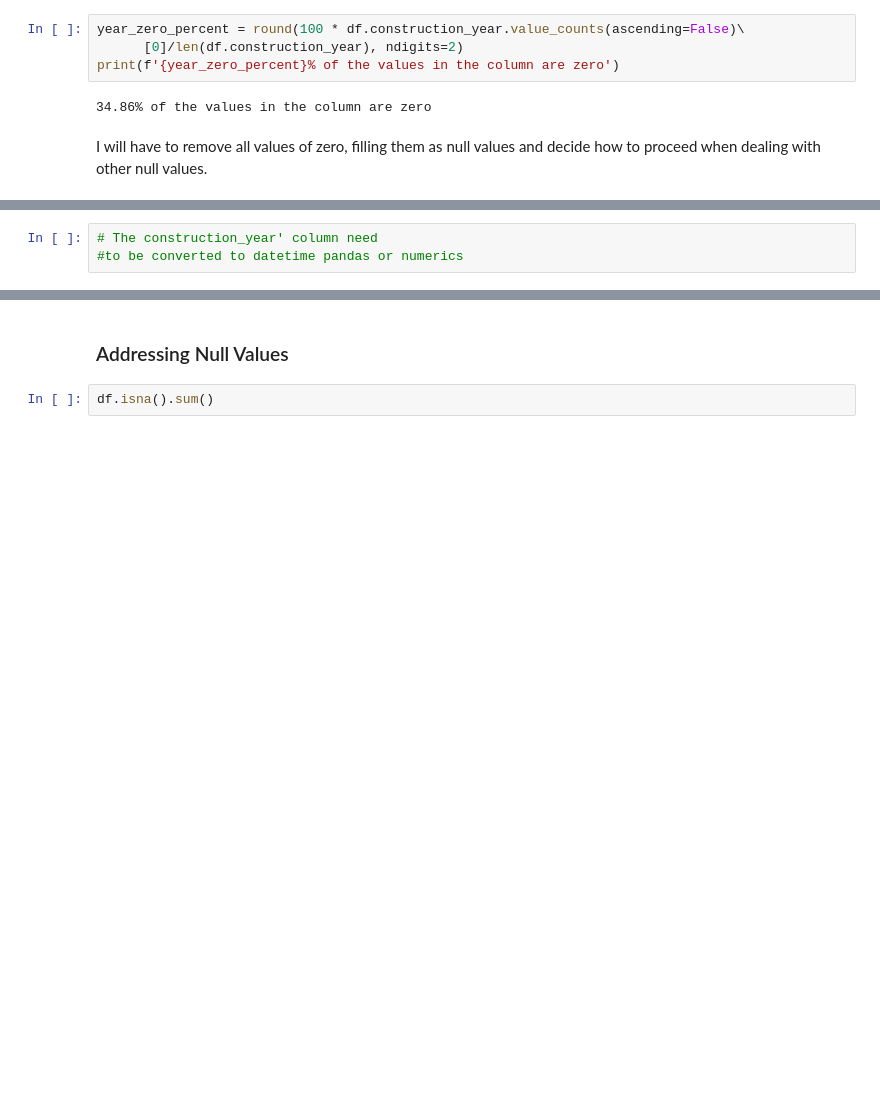
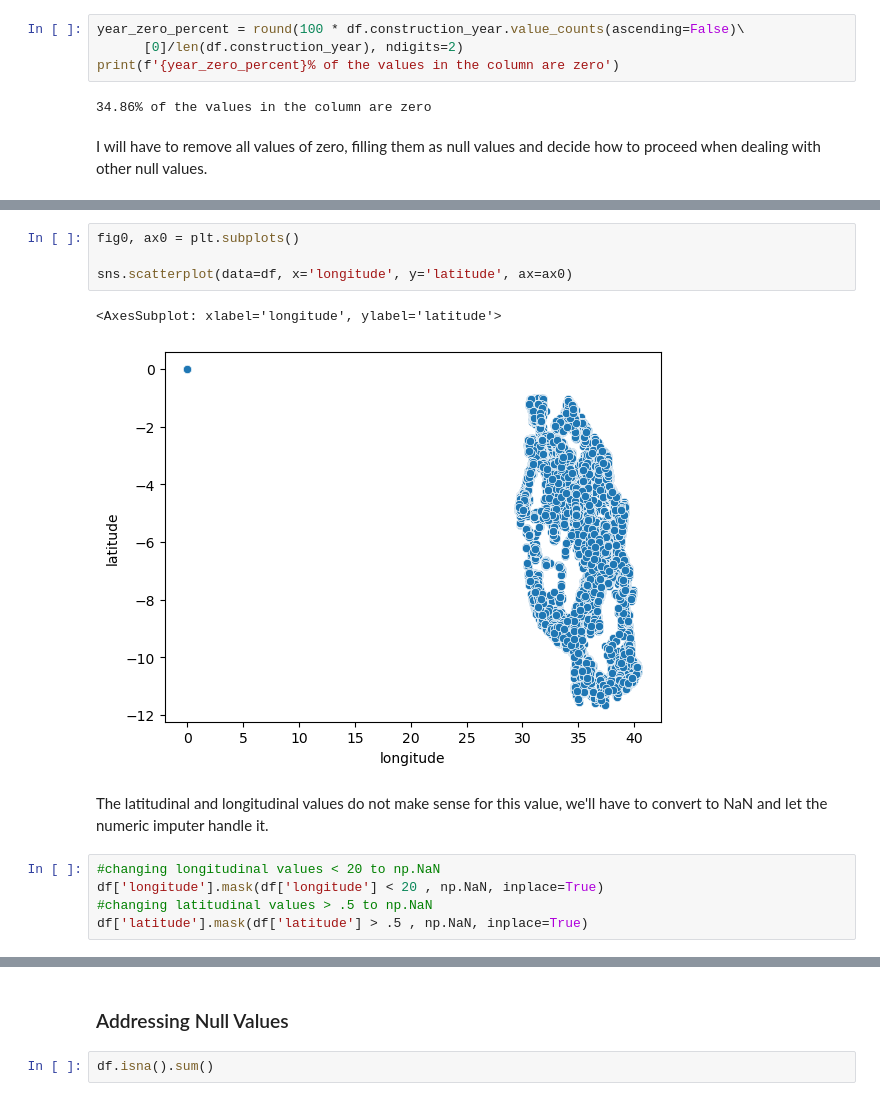
Before and after one commit to fetterollie/Tanzanian-Water-Wells, a Jupyter notebook: index.ipynb, the cells around one changed output, grey strips where cells are left out. Drawn from its saved outputs; the diff is of its cells as text; blank space fills up the shorter version.

```diff
--- a/index.ipynb
+++ b/index.ipynb
@@ -378,3 +383,14 @@ Name: construction_year, dtype: int64
-# %%
-# The construction_year' column need
-#to be converted to datetime pandas or numerics
+# %%
+fig0, ax0 = plt.subplots()
+
+sns.scatterplot(data=df, x='longitude', y='latitude', ax=ax0)
+# %% [output]
+<AxesSubplot: xlabel='longitude', ylabel='latitude'>
+[figure, added]
+# %% [markdown]
+The latitudinal and longitudinal values do not make sense for this value, we'll have to convert to NaN and let the numeric imputer handle it.
+# %%
+#changing longitudinal values < 20 to np.NaN
+df['longitude'].mask(df['longitude'] < 20 , np.NaN, inplace=True)
+#changing latitudinal values > .5 to np.NaN
+df['latitude'].mask(df['latitude'] > .5 , np.NaN, inplace=True)
```
Also changed, not shown: parts of 97 cells of this notebook.
